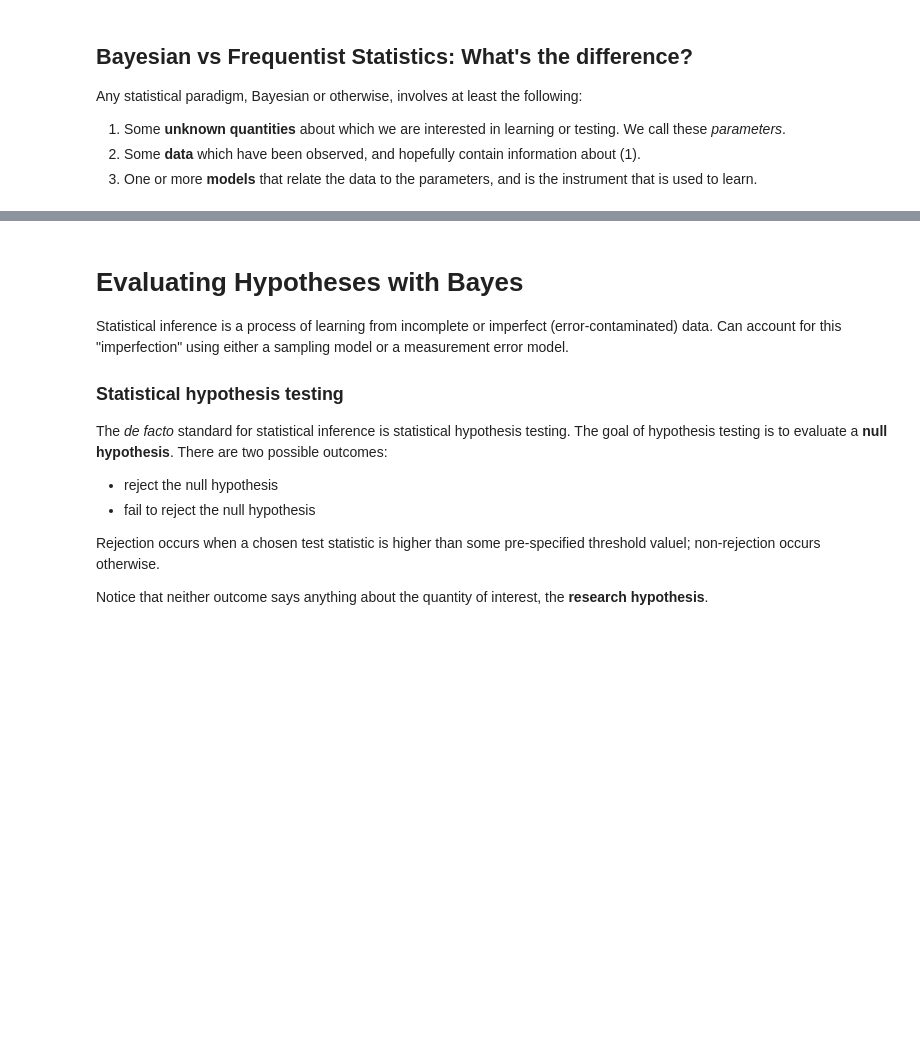
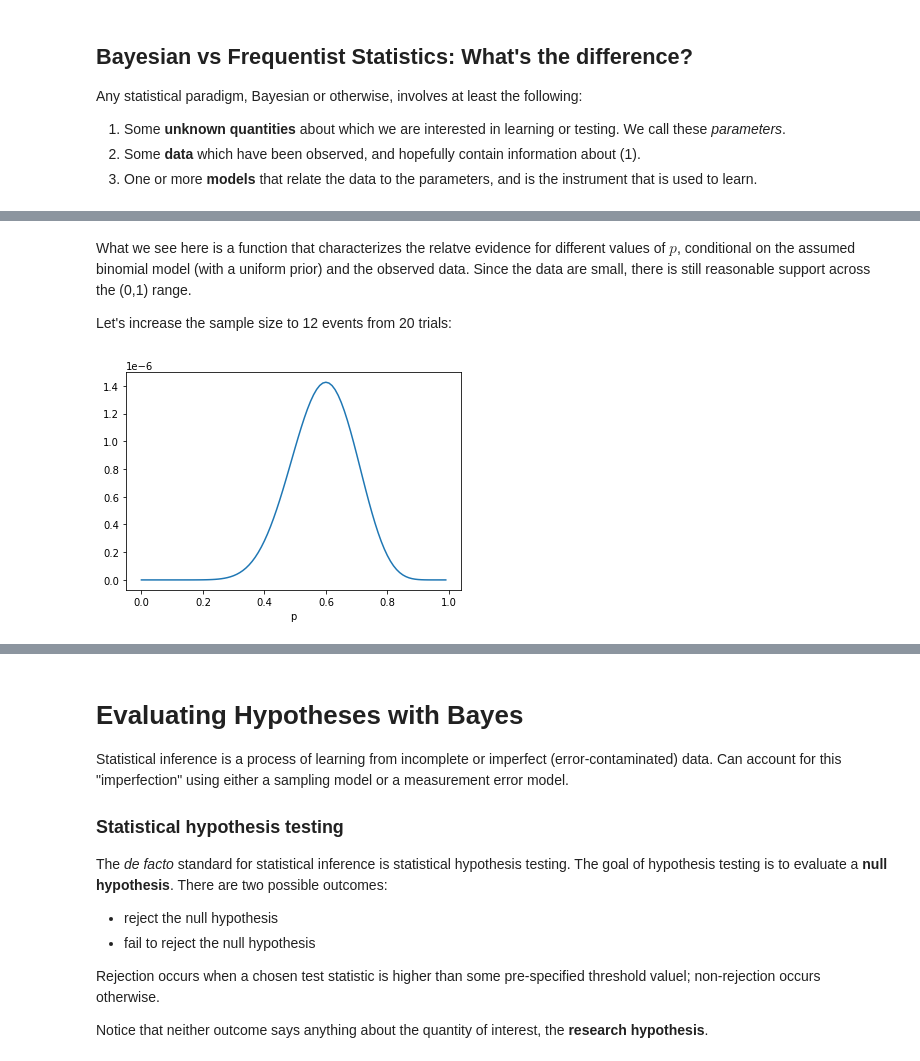
Before and after one commit to fonnesbeck/Bayes_Computing_Course, a Jupyter notebook: notebooks/Section1_1-Basic_Bayes.ipynb, the cells around one changed output, grey strips where cells are left out. Drawn from its saved outputs; the diff is of its cells as text; code cells hidden in the pictures; blank space fills up the shorter version.

```diff
--- a/notebooks/Section1_1-Basic_Bayes.ipynb
+++ b/notebooks/Section1_1-Basic_Bayes.ipynb
@@ -155,0 +152,8 @@ y = [3, 12, 60, 450]
+# %% [markdown]
+What we see here is a function that characterizes the relatve evidence for different values of $p$, conditional on the assumed binomial model (with a uniform prior) and the observed data. Since the data are small, there is still reasonable support across the (0,1) range.
+
+Let's increase the sample size to 12 events from 20 trials:
+# %%
+binomial_posterior(n=20, y=12)
+# %% [output]
+[figure, added]
```
Also changed, not shown: parts of 16 cells of this notebook, 3 other files.
